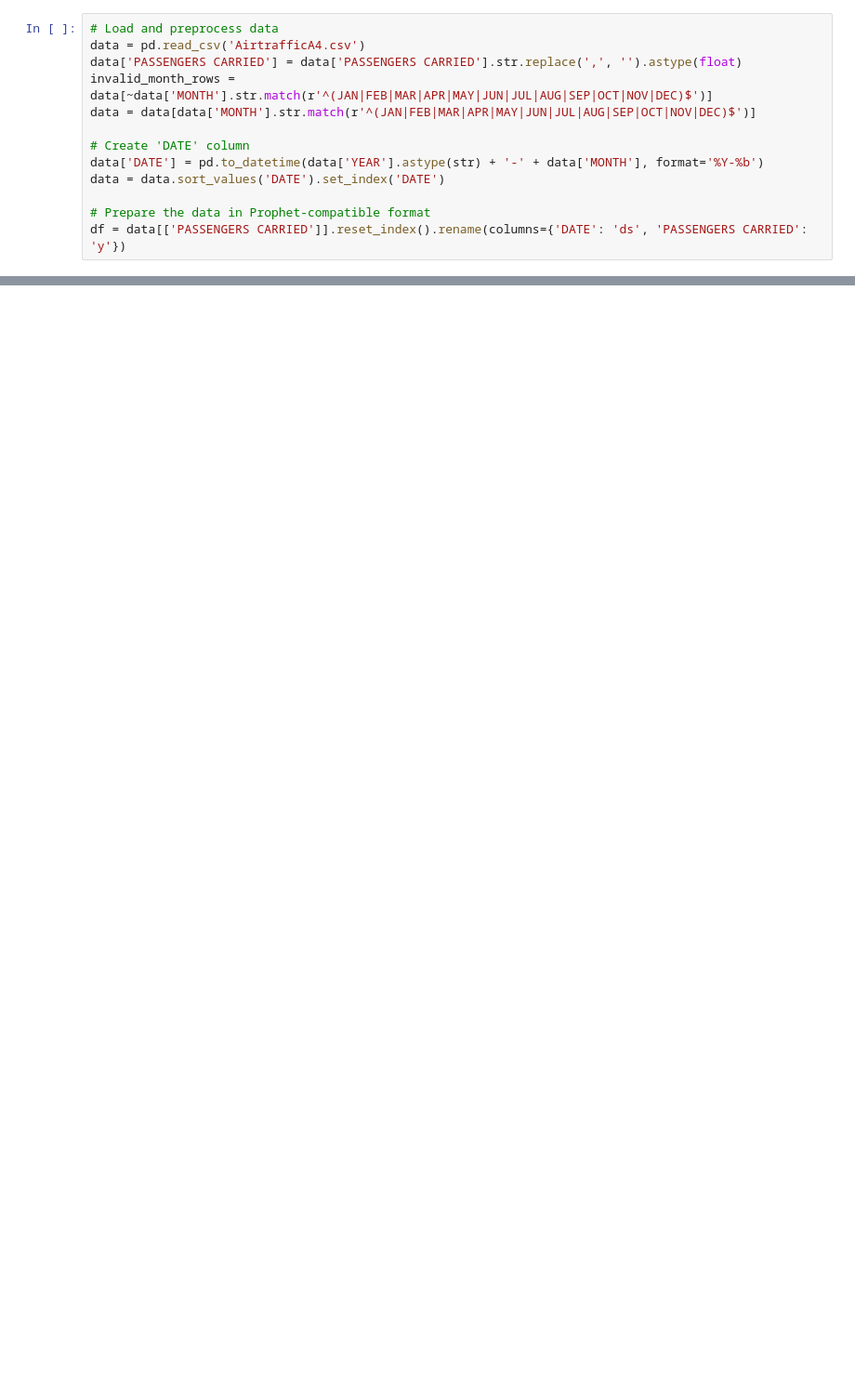
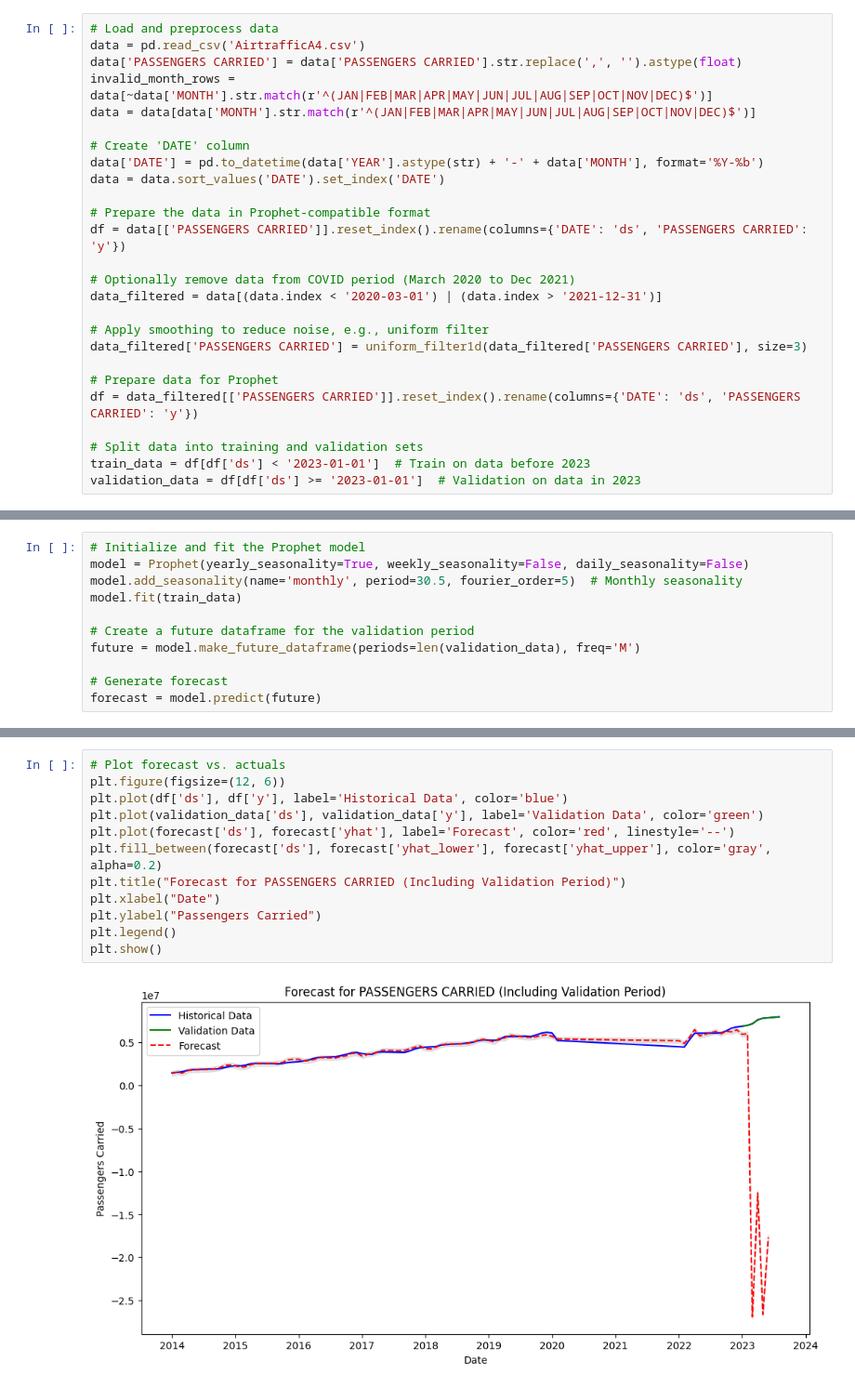
Before and after one commit to MalayKedia/CS215_assignments, a Jupyter notebook: Assignment4/q2/Q2c.ipynb, the cells around one changed output, grey strips where cells are left out. Shown: that part at 93% size. Saved outputs shown, nothing was run; the diff lists cells and outputs as text; blank space fills up the shorter version.

Commit message:
prophet left

```diff
--- a/Assignment4/q2/Q2c.ipynb
+++ b/Assignment4/q2/Q2c.ipynb
@@ -15,3 +18,16 @@ data = data.sort_values('DATE').set_index('DATE')
 
 # Prepare the data in Prophet-compatible format
 df = data[['PASSENGERS CARRIED']].reset_index().rename(columns={'DATE': 'ds', 'PASSENGERS CARRIED': 'y'})
+
+# Optionally remove data from COVID period (March 2020 to Dec 2021)
+data_filtered = data[(data.index < '2020-03-01') | (data.index > '2021-12-31')]
+
+# Apply smoothing to reduce noise, e.g., uniform filter
+data_filtered['PASSENGERS CARRIED'] = uniform_filter1d(data_filtered['PASSENGERS CARRIED'], size=3)
+
+# Prepare data for Prophet
+df = data_filtered[['PASSENGERS CARRIED']].reset_index().rename(columns={'DATE': 'ds', 'PASSENGERS CARRIED': 'y'})
+
+# Split data into training and validation sets
+train_data = df[df['ds'] < '2023-01-01']  # Train on data before 2023
+validation_data = df[df['ds'] >= '2023-01-01']  # Validation on data in 2023
@@ -47,0 +40,11 @@ forecast_df.to_csv('submission.csv', index=False)
+# %%
+# Initialize and fit the Prophet model
+model = Prophet(yearly_seasonality=True, weekly_seasonality=False, daily_seasonality=False)
+model.add_seasonality(name='monthly', period=30.5, fourier_order=5)  # Monthly seasonality
+model.fit(train_data)
+
+# Create a future dataframe for the validation period
+future = model.make_future_dataframe(periods=len(validation_data), freq='M')
+
+# Generate forecast
+forecast = model.predict(future)
@@ -47,0 +54,14 @@ forecast_df.to_csv('submission.csv', index=False)
+# %%
+# Plot forecast vs. actuals
+plt.figure(figsize=(12, 6))
+plt.plot(df['ds'], df['y'], label='Historical Data', color='blue')
+plt.plot(validation_data['ds'], validation_data['y'], label='Validation Data', color='green')
+plt.plot(forecast['ds'], forecast['yhat'], label='Forecast', color='red', linestyle='--')
+plt.fill_between(forecast['ds'], forecast['yhat_lower'], forecast['yhat_upper'], color='gray', alpha=0.2)
+plt.title("Forecast for PASSENGERS CARRIED (Including Validation Period)")
+plt.xlabel("Date")
+plt.ylabel("Passengers Carried")
+plt.legend()
+plt.show()
+# %% [output]
+[figure, added]
```
Also changed, not shown: parts of 8 cells of this notebook, 1 other file.
